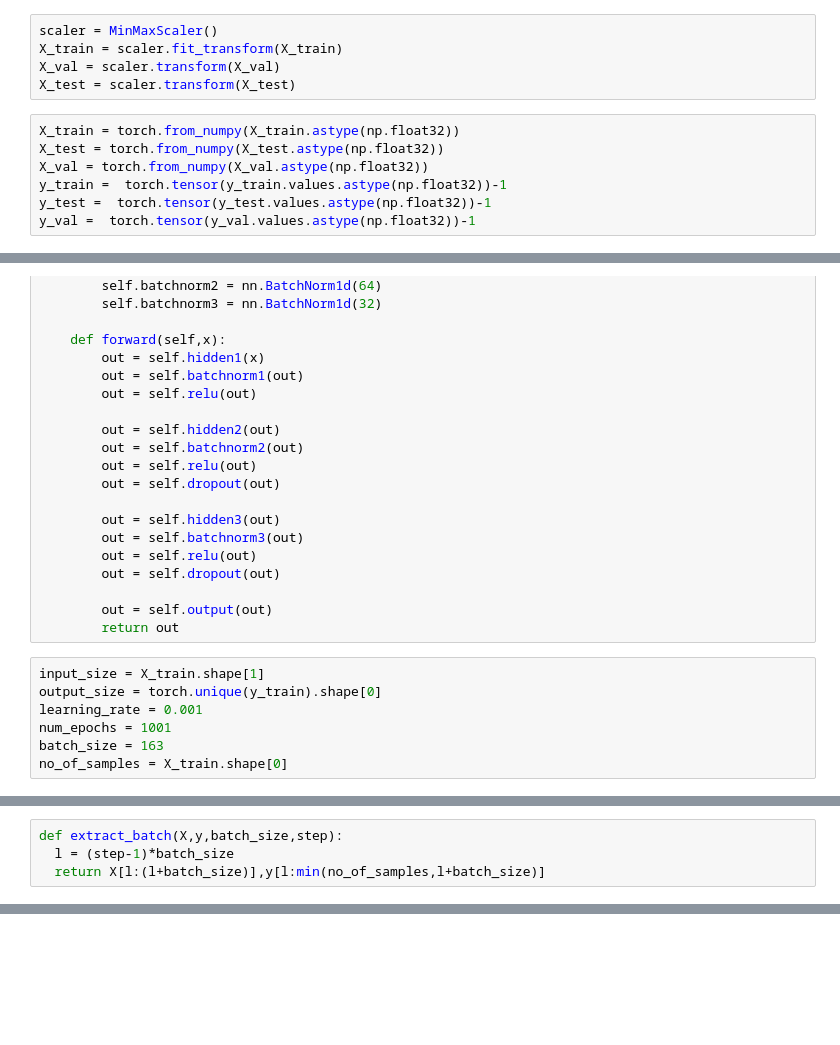
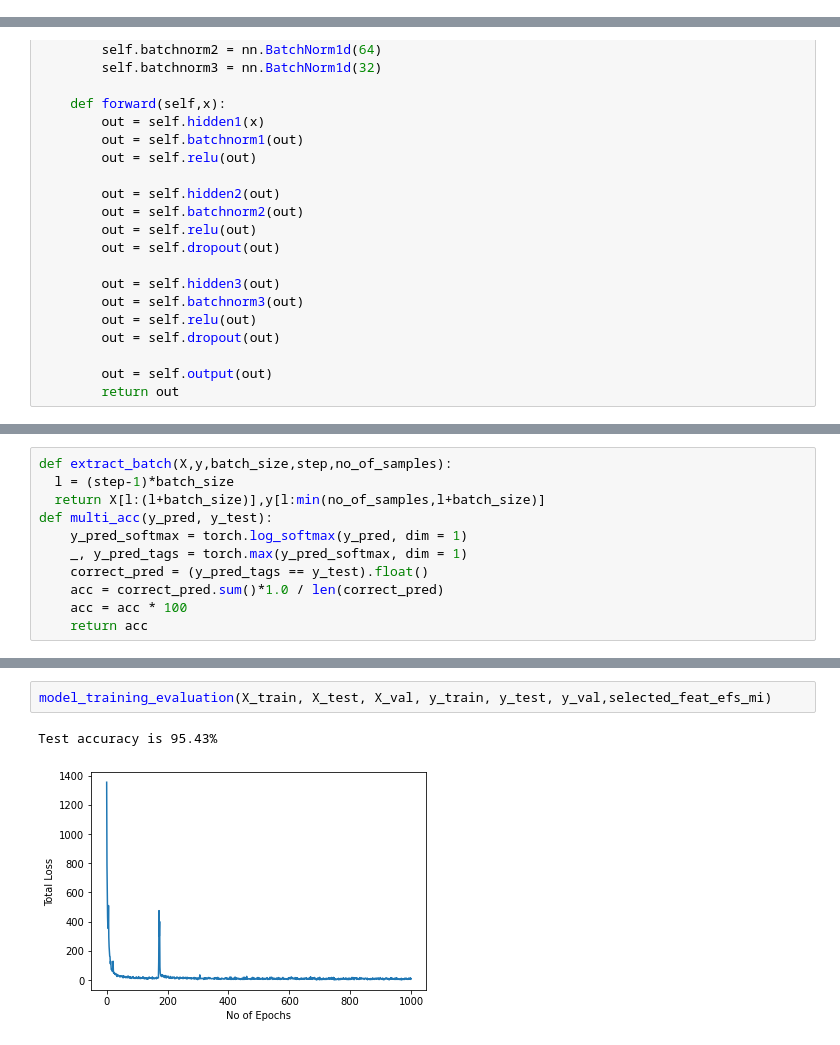
Before and after one commit to Saadman53/Thesis-Human-Activity-Recognition, a Jupyter notebook: Human_Action_Recognition_using_Sensor_Data.ipynb, the cells around one changed output, grey strips where cells are left out. Saved outputs shown, nothing was run; the diff lists cells and outputs as text; blank space fills up the shorter version.

```diff
--- a/Human_Action_Recognition_using_Sensor_Data.ipynb
+++ b/Human_Action_Recognition_using_Sensor_Data.ipynb
@@ -336,15 +428,3 @@ X_val = X_val[selected_feat]
-# %%
-scaler = MinMaxScaler()
-X_train = scaler.fit_transform(X_train)
-X_val = scaler.transform(X_val)
-X_test = scaler.transform(X_test)
-# %%
-X_train = torch.from_numpy(X_train.astype(np.float32))
-X_test = torch.from_numpy(X_test.astype(np.float32))
-X_val = torch.from_numpy(X_val.astype(np.float32))
-y_train =  torch.tensor(y_train.values.astype(np.float32))-1
-y_test =  torch.tensor(y_test.values.astype(np.float32))-1
-y_val =  torch.tensor(y_val.values.astype(np.float32))-1
 # %%
 class DNN(nn.Module):
     def __init__(self,input_size,output_size):
@@ -377,10 +457,3 @@ class DNN(nn.Module):
 
         out = self.output(out)
         return out
-# %%
-input_size = X_train.shape[1]
-output_size = torch.unique(y_train).shape[0]
-learning_rate = 0.001
-num_epochs = 1001
-batch_size = 163
-no_of_samples = X_train.shape[0]
@@ -389,5 +460,12 @@ criterion = nn.CrossEntropyLoss(reduction='sum')
 # %%
-def extract_batch(X,y,batch_size,step):
+def extract_batch(X,y,batch_size,step,no_of_samples):
   l = (step-1)*batch_size
   return X[l:(l+batch_size)],y[l:min(no_of_samples,l+batch_size)]
+def multi_acc(y_pred, y_test):
+    y_pred_softmax = torch.log_softmax(y_pred, dim = 1)
+    _, y_pred_tags = torch.max(y_pred_softmax, dim = 1)
+    correct_pred = (y_pred_tags == y_test).float()
+    acc = correct_pred.sum()*1.0 / len(correct_pred)
+    acc = acc * 100
+    return acc
 # %%
@@ -479,0 +536,5 @@ Text(0.5, 0, 'No of Epochs')
+# %%
+model_training_evaluation(X_train, X_test, X_val, y_train, y_test, y_val,selected_feat_efs_mi)
+# %% [output]
+Test accuracy is 95.43%
+[figure, added]
```
Also changed, not shown: parts of 16 cells of this notebook.
